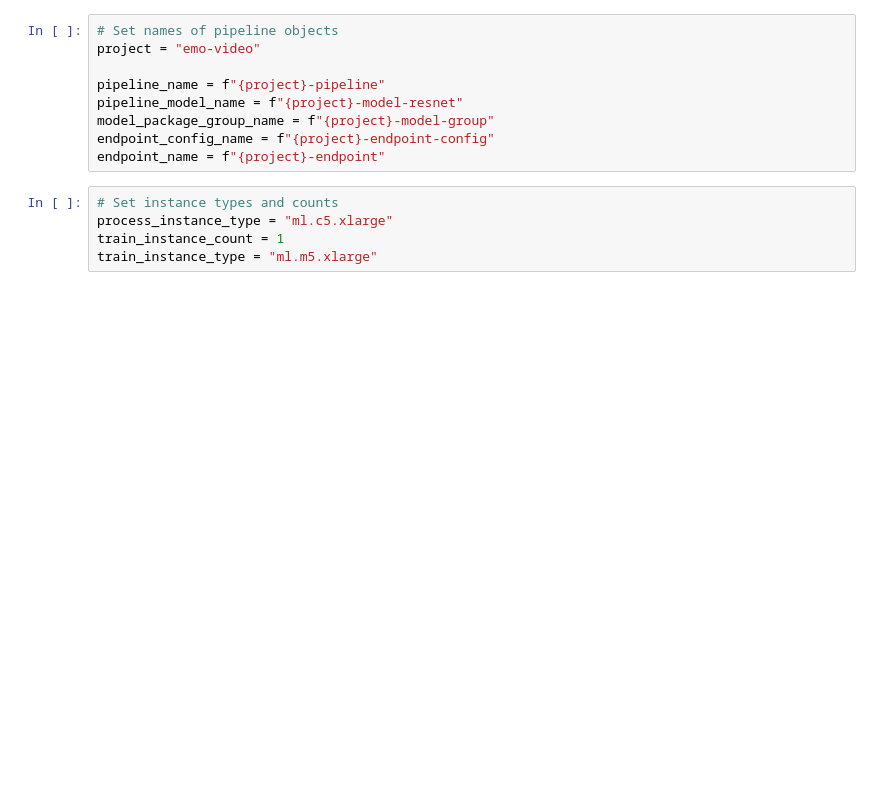
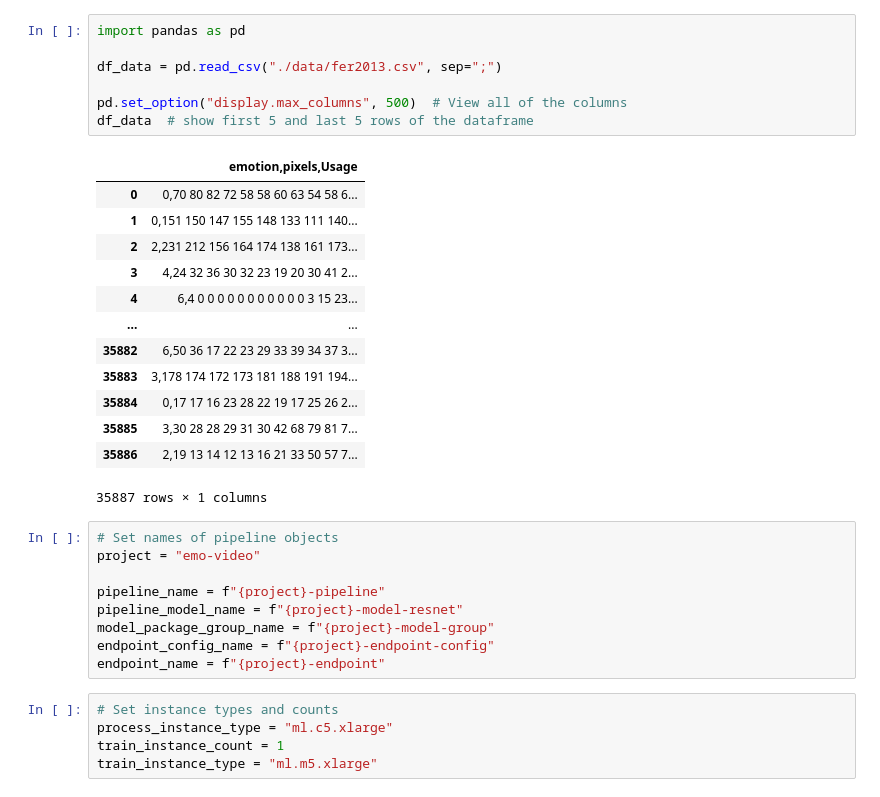
Before and after one commit to studyhs/mlops-emovideo, a Jupyter notebook: pipeline_draft_thanh.ipynb, the cells around one changed output. Cells and saved outputs as stored; diff of their text form; blank space fills up the shorter version.

```diff
--- a/pipeline_draft_thanh.ipynb
+++ b/pipeline_draft_thanh.ipynb
@@ -105,3 +189,24 @@ validation_s3_url                      -> 's3://sagemaker-eu-central-1-567821811
+# %%
+import pandas as pd
+
+df_data = pd.read_csv("./data/fer2013.csv", sep=";")
+
+pd.set_option("display.max_columns", 500)  # View all of the columns
+df_data  # show first 5 and last 5 rows of the dataframe
+# %% [output]
+|  | emotion,pixels,Usage |
+| 0 | 0,70 80 82 72 58 58 60 63 54 58 6... |
+| 1 | 0,151 150 147 155 148 133 111 140... |
+| 2 | 2,231 212 156 164 174 138 161 173... |
+| 3 | 4,24 32 36 30 32 23 19 20 30 41 2... |
+| 4 | 6,4 0 0 0 0 0 0 0 0 0 0 0 3 15 23... |
+| ... | ... |
+| 35882 | 6,50 36 17 22 23 29 33 39 34 37 3... |
+| 35883 | 3,178 174 172 173 181 188 191 194... |
+| 35884 | 0,17 17 16 23 28 22 19 17 25 26 2... |
+| 35885 | 3,30 28 28 29 31 30 42 68 79 81 7... |
+| 35886 | 2,19 13 14 12 13 16 21 33 50 57 7... |
+35887 rows × 1 columns
 # %%
 # Set names of pipeline objects
 project = "emo-video"
```
Also changed, not shown: parts of 20 cells of this notebook.
